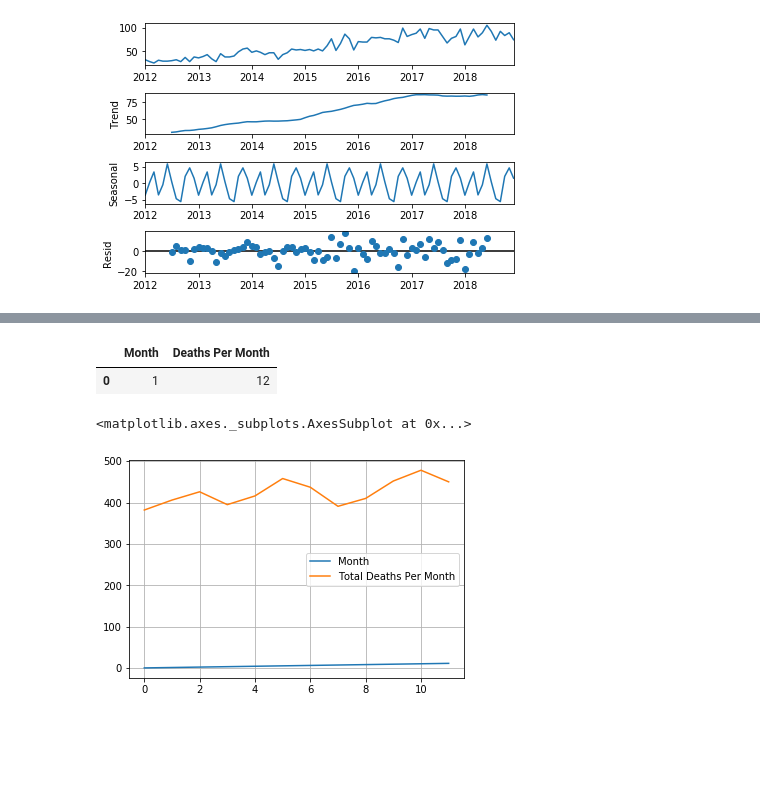
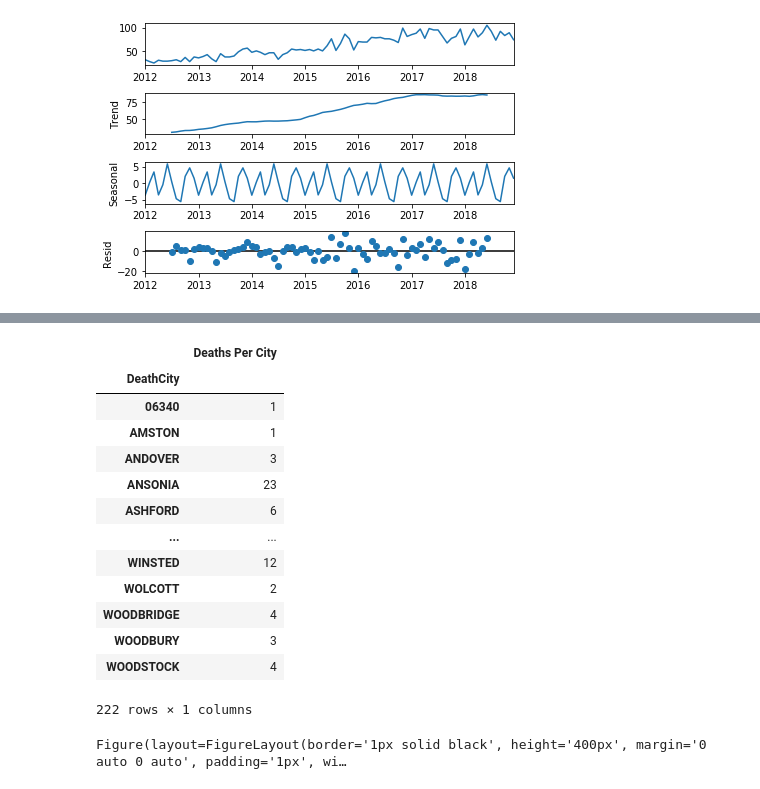
Before and after one commit to prerak-patel/Accidental-Drug-Related-Deaths, a Jupyter notebook: accidentalDrugRelatedDeaths.ipynb, the cells around one changed output, grey strips where cells are left out. Cells and saved outputs as stored; diff of their text form; code cells hidden in the pictures; blank space fills up the shorter version.

```diff
--- a/accidentalDrugRelatedDeaths.ipynb
+++ b/accidentalDrugRelatedDeaths.ipynb
@@ -192,20 +82,19 @@ IndexError: index 1 is out of bounds for axis 0 with size 1
-# %%
-# Accidental deaths per month
-narrowed_df['Month'] = pd.DatetimeIndex(narrowed_df['Date']).month
-
-# Accidental deaths per month
-narrowed_df = narrowed_df.groupby('Month').count()
-
-narrowed_df.reset_index(level=0, inplace=True)
-deaths_per_month = narrowed_df.loc[:,['Month', 'ID']]
-deaths_per_month = deaths_per_month.rename(columns={"ID": "Deaths Per Month"})
-deaths_per_month.head()
-# %% [output]
-|  | Month | Deaths Per Month |
-| 0 | 1 | 12 |
-# %%
-%matplotlib inline
-deaths_per_month.plot(grid='on')
-# %% [output]
-<matplotlib.axes._subplots.AxesSubplot at 0x...>
-[figure, removed]
+# %%
+# Get count of deaths per city - as weights for heatmap
+deaths_by_city = narrowed_df.groupby(['DeathCity']).agg({'ID':'count'})
+deaths_by_city = deaths_by_city.rename(columns={"ID": "Deaths Per City"})
+# %% [output]
+|  | Deaths Per City |
+| DeathCity |  |
+| 06340 | 1 |
+| AMSTON | 1 |
+| ANDOVER | 3 |
+| ANSONIA | 23 |
+| ASHFORD | 6 |
+| ... | ... |
+| WINSTED | 12 |
+| WOLCOTT | 2 |
+| WOODBRIDGE | 4 |
+| WOODBURY | 3 |
+| WOODSTOCK | 4 |
+222 rows × 1 columns
@@ -211,0 +117,19 @@ deaths_per_month.plot(grid='on')
+# %%
+# Configure gmaps.
+gmaps.configure(api_key=g_key)
+
+figure_layout = {
+    'width': '800px',
+    'height': '400px',
+    'border': '1px solid black',
+    'padding': '1px',
+    'margin':'0 auto 0 auto'
+}
+
+fig = gmaps.figure(layout=figure_layout)
+
+markers = gmaps.heatmap_layer(coordinates)
+fig.add_layer(markers)
+fig
+# %% [output]
+Figure(layout=FigureLayout(border='1px solid black', height='400px', margin='0 auto 0 auto', padding='1px', wi…
```
Also changed, not shown: parts of 13 cells of this notebook.
